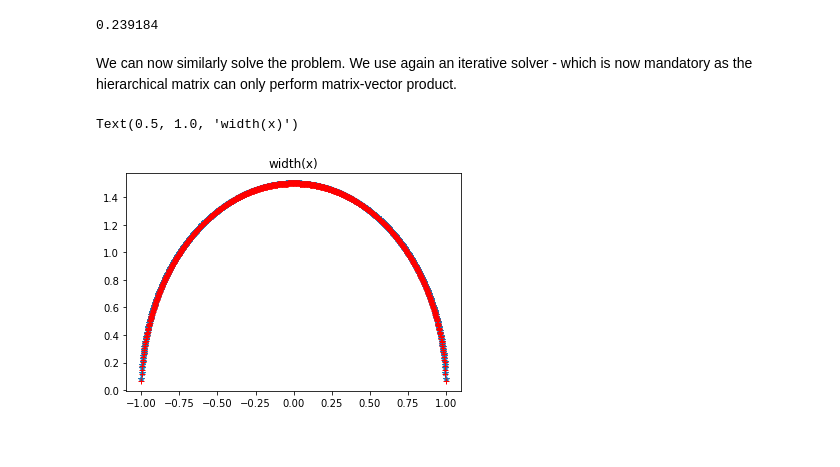
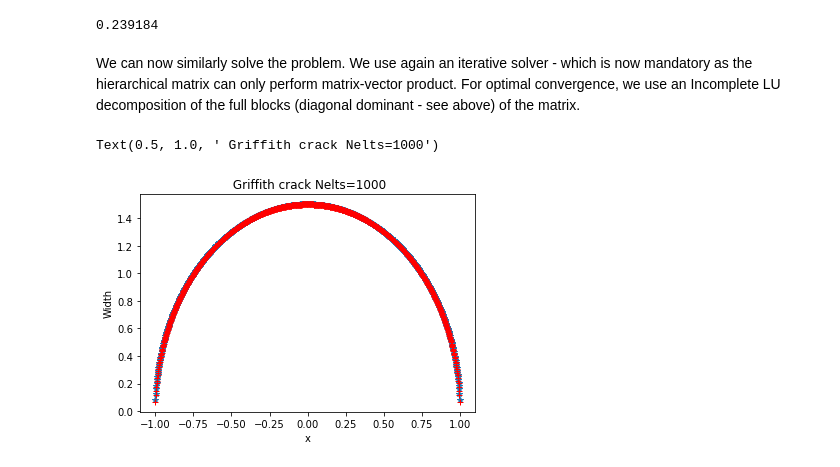
Before and after one commit to GeoEnergyLab-EPFL/Bigwham-Tutorials, a Jupyter notebook: examples/2d/bigwham_first_steps_griffith.ipynb, the cells around one changed output. Saved outputs shown, nothing was run; the diff lists cells and outputs as text; code cells hidden in the pictures.

```diff
--- a/examples/2d/bigwham_first_steps_griffith.ipynb
+++ b/examples/2d/bigwham_first_steps_griffith.ipynb
@@ -180,7 +180,7 @@ h.getCompression()
 [figure]
 0.239184
 # %% [markdown]
-We can now similarly solve the problem. We use again an iterative solver - which is now mandatory as the hierarchical matrix can only perform matrix-vector product.
+We can now similarly solve the problem. We use again an iterative solver - which is now mandatory as the hierarchical matrix can only perform matrix-vector product. For optimal convergence, we use an Incomplete LU decomposition of the full blocks (diagonal dominant - see above) of the matrix.
 # %%
 tinf = np.zeros(h.shape[0])
 #
@@ -192,10 +192,12 @@ dd = d.reshape((-1, 2))
 # %%
 col_pts=h.getCollocationPoints()
 w_true=width_griffith(col_pts[:,0],a=1,sig=1,G=G,nu=nu)
 
 plt.plot(col_pts[:,0], dd[:,1], "-*")
 plt.plot(col_pts[:,0], w_true, "+r")
-plt.title('width(x)')
+plt.xlabel('x')
+plt.ylabel('Width')
+plt.title(' Griffith crack Nelts=1000')
 # %% [output]
-Text(0.5, 1.0, 'width(x)')
+Text(0.5, 1.0, ' Griffith crack Nelts=1000')
-[figure, old version]
+[figure, new version]
```
Also changed, not shown: parts of 1 cell of this notebook, 2 other files.
